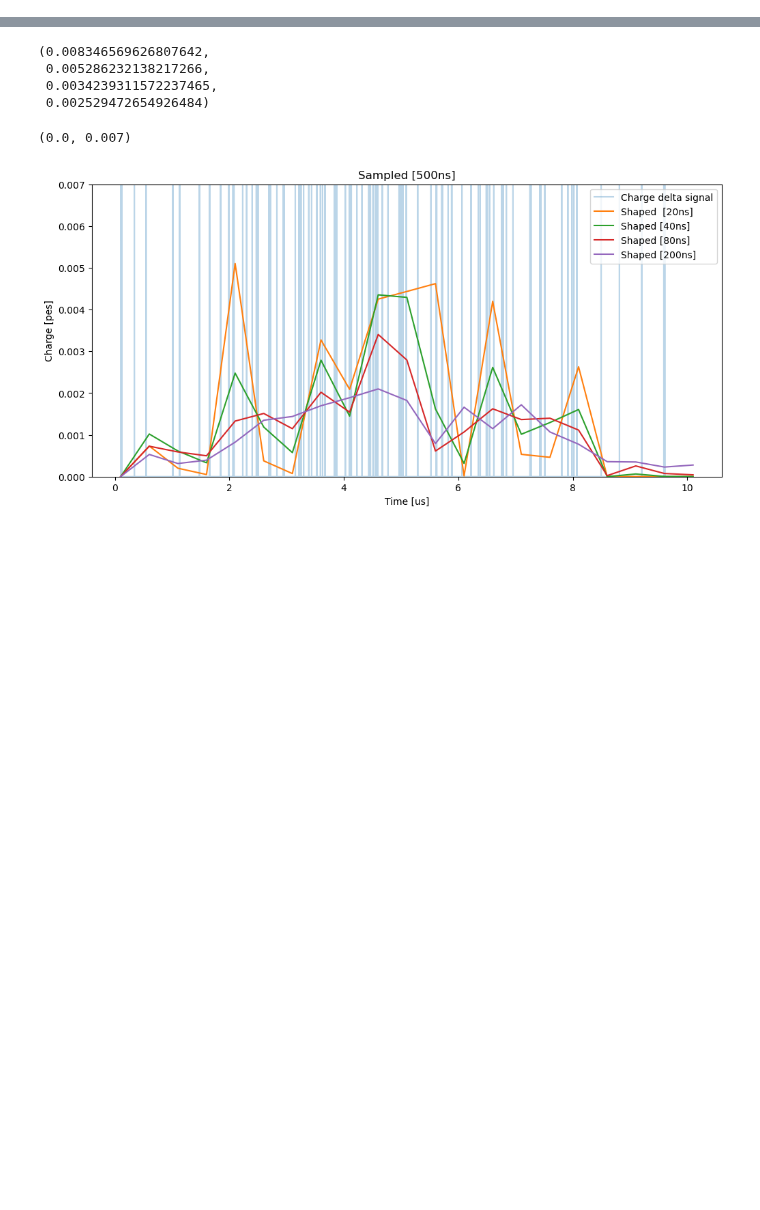
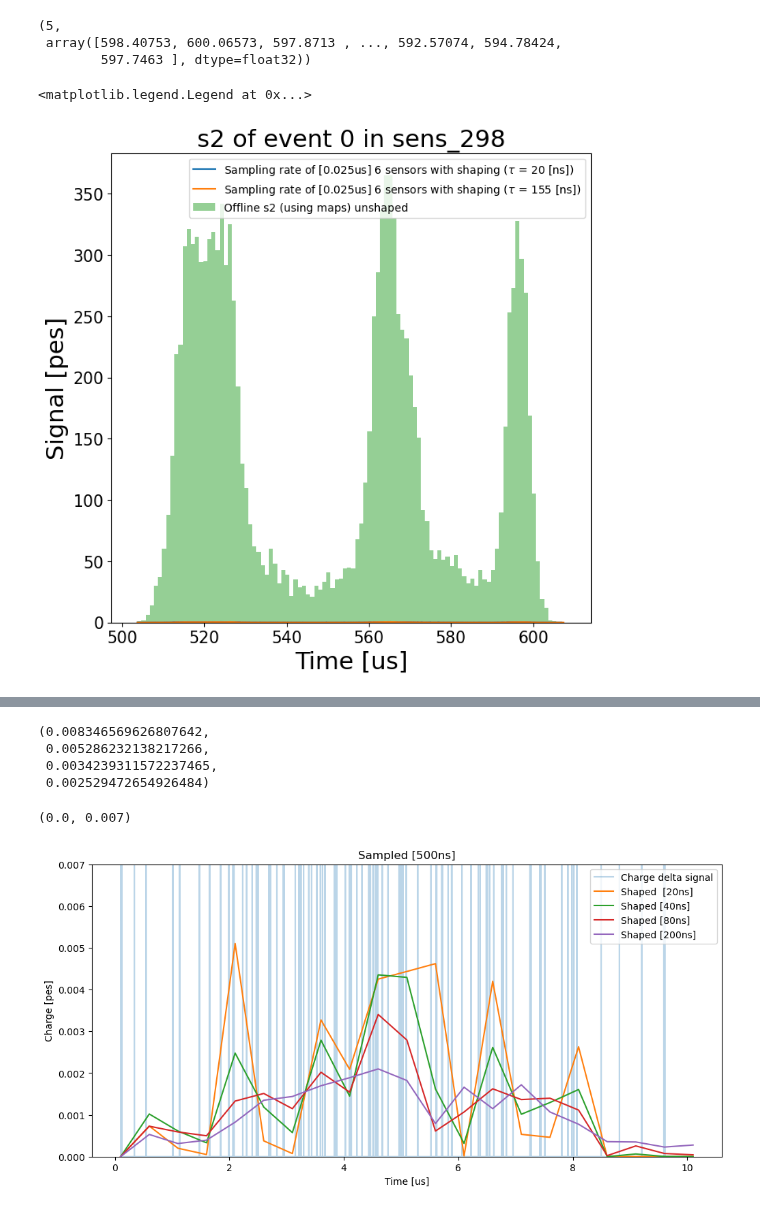
Before and after one commit to mariandbt/python, a Jupyter notebook: notebooks/20240301_TOY_SIMULATION.ipynb, the cells around one changed output, grey strips where cells are left out. Cells and saved outputs as stored; diff of their text form; code cells hidden in the pictures; blank space fills up the shorter version.

```diff
--- a/notebooks/20240301_TOY_SIMULATION.ipynb
+++ b/notebooks/20240301_TOY_SIMULATION.ipynb
@@ -57,0 +88,26 @@ def sipm_response(q_in_pes, t, t0, tau, rise_time):
+# %%
+sensor = 298
+event  = 0
+
+samplin_rate_in_us = 1 # [us]
+samplin_rate_in_us = 25e-3 # [us]
+
+ev = f'{event}'
+sens = f'sens_{sensor}'
+# %%
+# Open the HDF5 file in read mode
+with h5py.File(path_not_shaped, 'r') as file:
+
+    # Get the group corresponding to the current key
+    event_group = file[ev]
+
+    # Get and print the value corresponding to the current subkey
+    signal        = event_group[sens]
+    s2_not_shaped = np.array(signal['s2_in_pes']) # [pes]
+    t_not_shaped  = np.array(signal['time_in_ns'])*1e-3 # [us]
+# %%
+s2_not_shaped.max(), t_not_shaped
+# %% [output]
+(5,
+ array([598.40753, 600.06573, 597.8713 , ..., 592.57074, 594.78424,
+        597.7463 ], dtype=float32))
@@ -58,3 +116,34 @@ def sipm_response(q_in_pes, t, t0, tau, rise_time):
+# %%
+
+s2_shaped_sampled, t_in_us, ax = s2hist.print_offline_s2waveform(path_shaped_20, event, sensor,
+                                                                 t0_in_us = t_not_shaped.min(),
+                                                                 samplin_rate_in_us = samplin_rate_in_us,
+                                                                 new_figure = True,
+                                                                 comment = r'6 sensors with shaping ($\tau$ = 20 [ns])')
+
+s2_shaped_sampled, t_in_us, ax = s2hist.print_offline_s2waveform(path_shaped_155, event, sensor,
+                                                                 t0_in_us = t_not_shaped.min(),
+                                                                 samplin_rate_in_us = samplin_rate_in_us,
+                                                                 new_figure = False,
+                                                                 comment = r'6 sensors with shaping ($\tau$ = 155 [ns])')
+
+# bin_width = samplin_rate_in_us # time units ([us])
+bin_width = 1 # time units ([us])
+
+binin = np.arange(t_not_shaped.min() - bin_width, t_not_shaped.max() + 2*bin_width, bin_width)
+
+events, bins, bars = ax.hist(t_not_shaped, binin,
+                             weights = s2_not_shaped,
+                             density=False,
+                             histtype='stepfilled',
+                             alpha = 0.5,
+                             label = f'Offline s2 (using maps) unshaped'
+                            )
+
+ax.legend()
+# %% [output]
+<matplotlib.legend.Legend at 0x...>
+[figure, added]
 # %%
 # charge = np.array([  0.,   0.,   2.,   4.,   3.,  12.,  30.,  47.,  64.,  68., 102.,
 #        114., 155., 297., 453., 490., 621., 609., 561., 476., 440., 400.,
```
Also changed, not shown: parts of 20 cells of this notebook, 4 other files.
